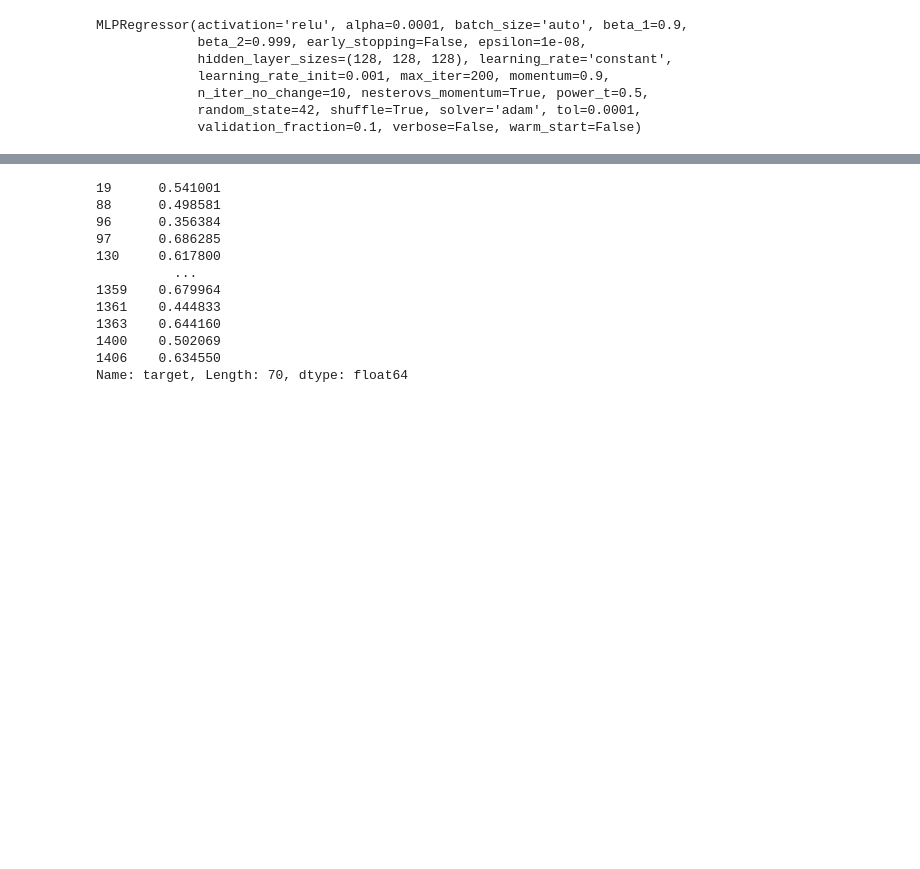
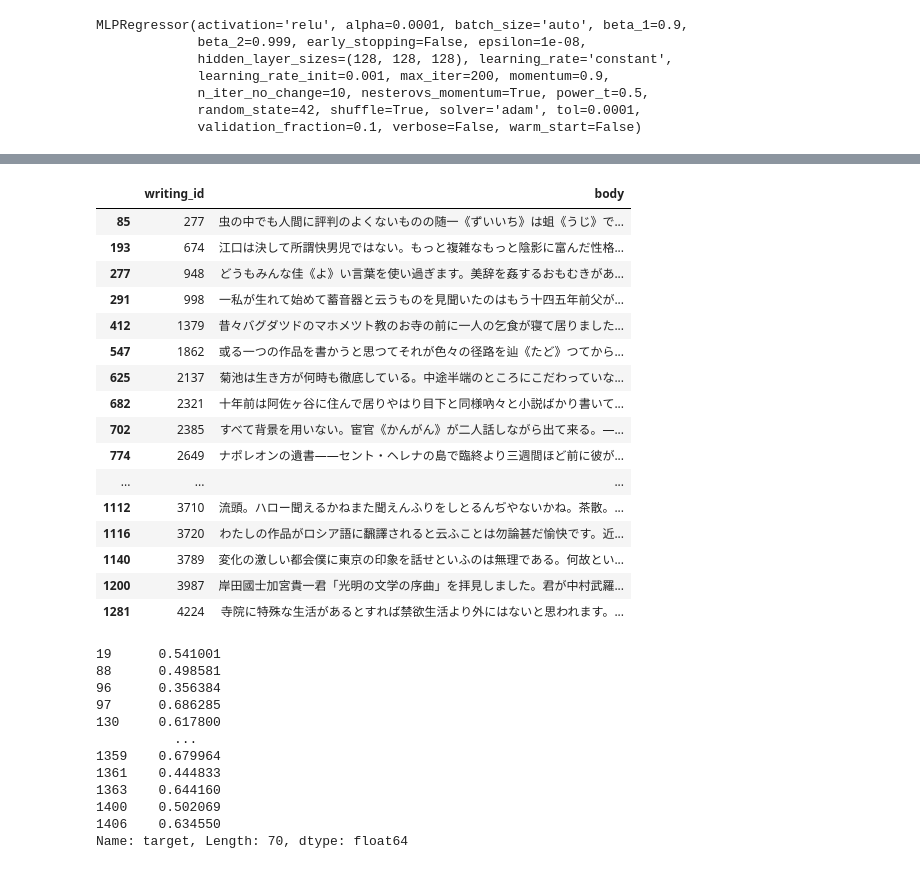
Before and after one commit to kyouyap/akutagawa, a Jupyter notebook: akutagawa3.ipynb, the cells around one changed output, grey strips where cells are left out. Cells and saved outputs as stored; diff of their text form; code cells hidden in the pictures; blank space fills up the shorter version.

```diff
--- a/akutagawa3.ipynb
+++ b/akutagawa3.ipynb
@@ -127,3 +175,23 @@ data
+# %%
+testdf.ix[data[(data.target<0.7)&(data.target>0.29)].index]
+# %% [output]
+|  | writing_id | body |
+| 85 | 277 | 虫の中でも人間に評判のよくないものの随一《ずいいち》は蛆《うじ》で... |
+| 193 | 674 | 江口は決して所謂快男児ではない。もっと複雑なもっと陰影に富んだ性格... |
+| 277 | 948 | どうもみんな佳《よ》い言葉を使い過ぎます。美辞を姦するおもむきがあ... |
+| 291 | 998 | 一私が生れて始めて蓄音器と云うものを見聞いたのはもう十四五年前父が... |
+| 412 | 1379 | 昔々バグダツドのマホメツト教のお寺の前に一人の乞食が寝て居りました... |
+| 547 | 1862 | 或る一つの作品を書かうと思つてそれが色々の径路を辿《たど》つてから... |
+| 625 | 2137 | 菊池は生き方が何時も徹底している。中途半端のところにこだわっていな... |
+| 682 | 2321 | 十年前は阿佐ヶ谷に住んで居りやはり目下と同様吶々と小説ばかり書いて... |
+| 702 | 2385 | すべて背景を用いない。宦官《かんがん》が二人話しながら出て来る。―... |
+| 774 | 2649 | ナポレオンの遺書――セント・ヘレナの島で臨終より三週間ほど前に彼が... |
+| ... | ... | ... |
+| 1112 | 3710 | 流頭。ハロー聞えるかねまた聞えんふりをしとるんぢやないかね。茶散。... |
+| 1116 | 3720 | わたしの作品がロシア語に飜譯されると云ふことは勿論甚だ愉快です。近... |
+| 1140 | 3789 | 変化の激しい都会僕に東京の印象を話せといふのは無理である。何故とい... |
+| 1200 | 3987 | 岸田國士加宮貴一君「光明の文学の序曲」を拝見しました。君が中村武羅... |
+| 1281 | 4224 | 寺院に特殊な生活があるとすれば禁欲生活より外にはないと思われます。... |
 # %%
 data[(data.target<0.7)&(data.target>0.29)].target
 #85 0 0.43
```
Also changed, not shown: parts of 6 cells of this notebook, 4 other files.
